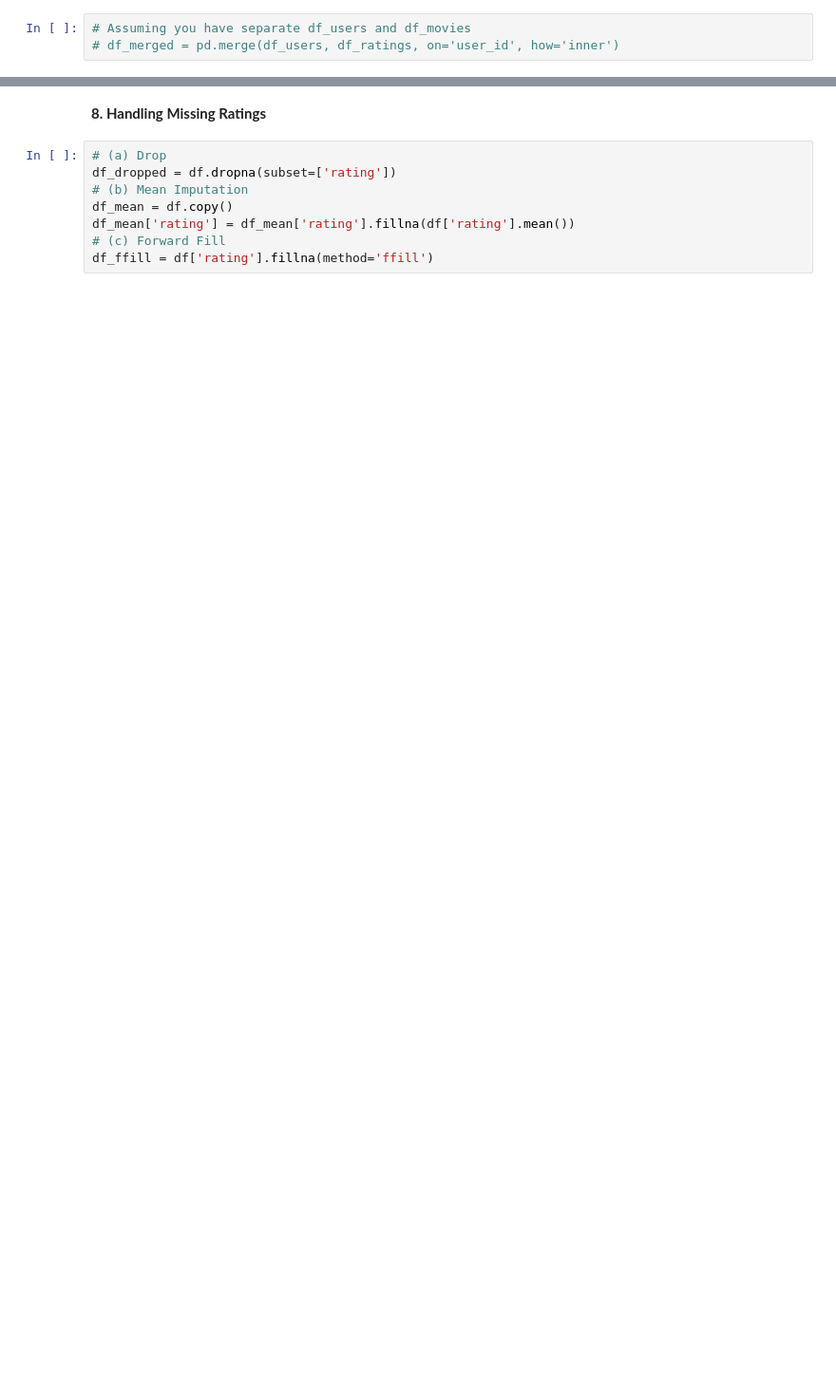
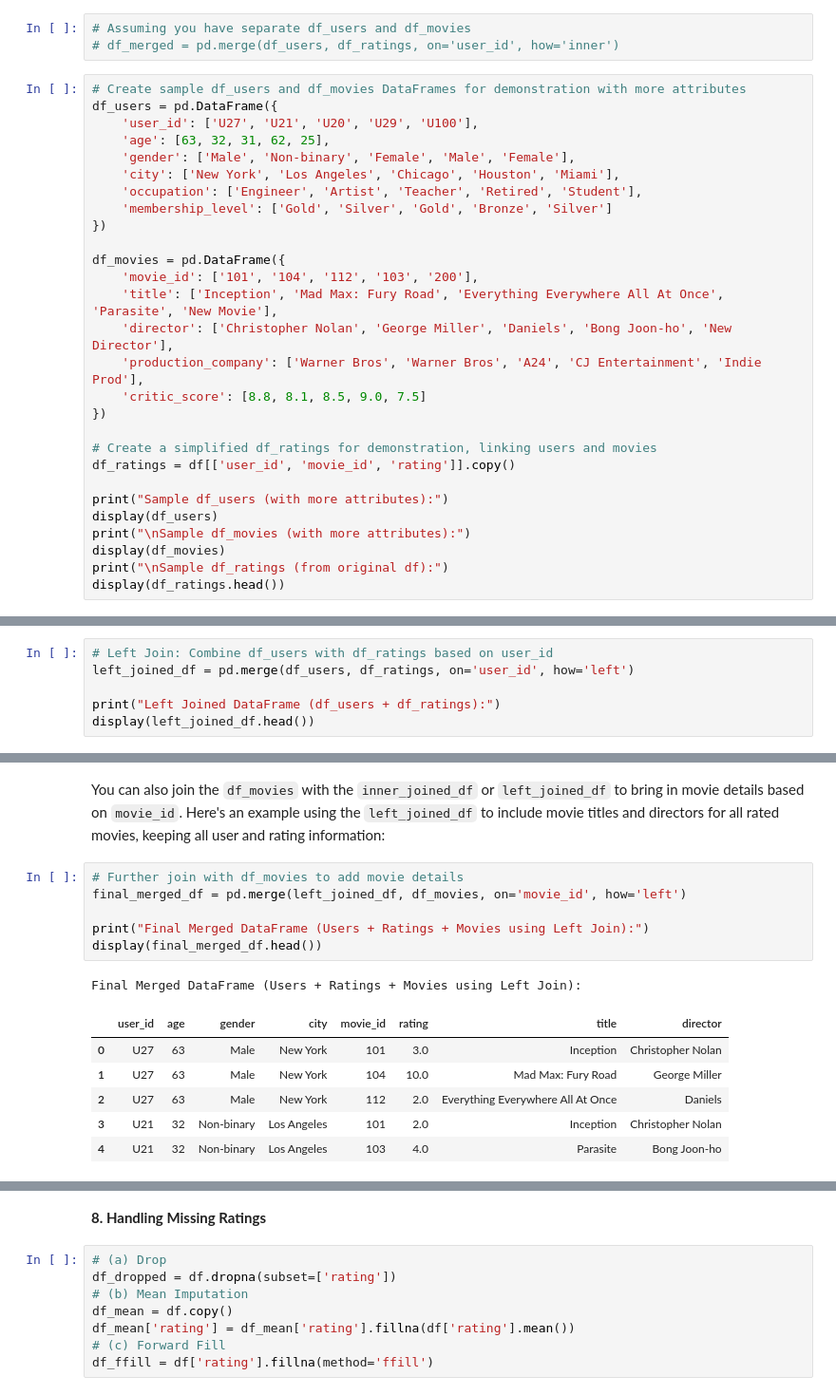
Before and after one commit to ShilpaVasista/Exploratory-Data-Analytics, a Jupyter notebook: EDA_Lab_9_Case_Study.ipynb, the cells around one changed output, grey strips where cells are left out. Shown at 95% size. Drawn from its saved outputs; the diff is of its cells as text; blank space fills up the shorter version.

```diff
--- a/EDA_Lab_9_Case_Study.ipynb
+++ b/EDA_Lab_9_Case_Study.ipynb
@@ -139,3 +259,31 @@ After: 65
 # %%
 # Assuming you have separate df_users and df_movies
 # df_merged = pd.merge(df_users, df_ratings, on='user_id', how='inner')
+# %%
+# Create sample df_users and df_movies DataFrames for demonstration with more attributes
+df_users = pd.DataFrame({
+    'user_id': ['U27', 'U21', 'U20', 'U29', 'U100'],
+    'age': [63, 32, 31, 62, 25],
+    'gender': ['Male', 'Non-binary', 'Female', 'Male', 'Female'],
+    'city': ['New York', 'Los Angeles', 'Chicago', 'Houston', 'Miami'],
+    'occupation': ['Engineer', 'Artist', 'Teacher', 'Retired', 'Student'],
+    'membership_level': ['Gold', 'Silver', 'Gold', 'Bronze', 'Silver']
+})
+
+df_movies = pd.DataFrame({
+    'movie_id': ['101', '104', '112', '103', '200'],
+    'title': ['Inception', 'Mad Max: Fury Road', 'Everything Everywhere All At Once', 'Parasite', 'New Movie'],
+    'director': ['Christopher Nolan', 'George Miller', 'Daniels', 'Bong Joon-ho', 'New Director'],
+    'production_company': ['Warner Bros', 'Warner Bros', 'A24', 'CJ Entertainment', 'Indie Prod'],
+    'critic_score': [8.8, 8.1, 8.5, 9.0, 7.5]
+})
+
+# Create a simplified df_ratings for demonstration, linking users and movies
+df_ratings = df[['user_id', 'movie_id', 'rating']].copy()
+
+print("Sample df_users (with more attributes):")
+display(df_users)
+print("\nSample df_movies (with more attributes):")
+display(df_movies)
+print("\nSample df_ratings (from original df):")
+display(df_ratings.head())
@@ -141,0 +330,6 @@ After: 65
+# %%
+# Left Join: Combine df_users with df_ratings based on user_id
+left_joined_df = pd.merge(df_users, df_ratings, on='user_id', how='left')
+
+print("Left Joined DataFrame (df_users + df_ratings):")
+display(left_joined_df.head())
@@ -141,0 +344,16 @@ After: 65
+# %% [markdown]
+You can also join the `df_movies` with the `inner_joined_df` or `left_joined_df` to bring in movie details based on `movie_id`. Here's an example using the `left_joined_df` to include movie titles and directors for all rated movies, keeping all user and rating information:
+# %%
+# Further join with df_movies to add movie details
+final_merged_df = pd.merge(left_joined_df, df_movies, on='movie_id', how='left')
+
+print("Final Merged DataFrame (Users + Ratings + Movies using Left Join):")
+display(final_merged_df.head())
+# %% [output]
+Final Merged DataFrame (Users + Ratings + Movies using Left Join):
+|  | user_id | age | gender | city | movie_id | rating | title | director |
+| 0 | U27 | 63 | Male | New York | 101 | 3.0 | Inception | Christopher Nolan |
+| 1 | U27 | 63 | Male | New York | 104 | 10.0 | Mad Max: Fury Road | George Miller |
+| 2 | U27 | 63 | Male | New York | 112 | 2.0 | Everything Everywhere All At Once | Daniels |
+| 3 | U21 | 32 | Non-binary | Los Angeles | 101 | 2.0 | Inception | Christopher Nolan |
+| 4 | U21 | 32 | Non-binary | Los Angeles | 103 | 4.0 | Parasite | Bong Joon-ho |
```
Also changed, not shown: parts of 35 cells of this notebook.
